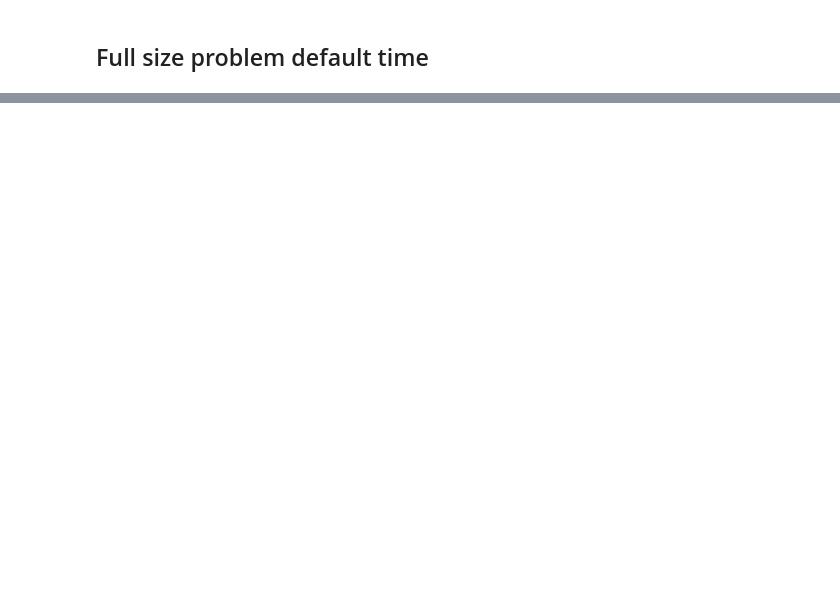
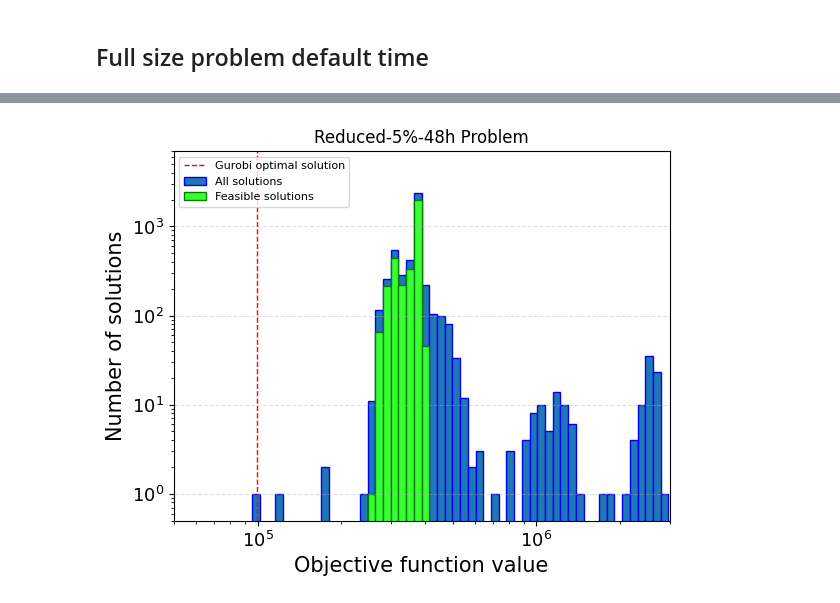
Before and after one commit to Henrikidsal/Prosjektoppgave, a Jupyter notebook: plots_show.ipynb, the cells around one changed output, grey strips where cells are left out. Cells and saved outputs as stored; diff of their text form; code cells hidden in the pictures; blank space fills up the shorter version.

```diff
--- a/plots_show.ipynb
+++ b/plots_show.ipynb
@@ -165,0 +168,77 @@ Shape of all values: 5050
+# %%
+# Initialize lists for feasible and non-feasible values
+all_values = []
+feasible_values = []
+
+# Consider the xxx rows of the dataframe
+custom_range_df = df.iloc[200:250]
+
+#display(custom_range_df)
+
+
+# Loop through each row in the dataframe
+for index, row in custom_range_df.iterrows():
+    cleaned_row_ofv = row[" Objective Function Values"].replace("np.float64", "")
+    cleaned_row_fs = row[" feasible solutions"].replace("np.float64", "")
+    try:
+        # Parse the cleaned row as a Python literal
+        row_updated_ofv = ast.literal_eval(cleaned_row_ofv)
+        float_list_ofv = [float(x) for x in row_updated_ofv]
+
+        row_updated_fs = ast.literal_eval(cleaned_row_fs)
+        float_list_fs = [float(x) for x in row_updated_fs]
+
+        # Append the parsed row to the list of feasible or non-feasible values
+        all_values.extend(float_list_ofv)
+        feasible_values.extend(float_list_fs)
+
+
+    except (ValueError, SyntaxError) as e:
+        print(f"Error parsing row {index}: {row} - {e}")
+
+# Display the results
+print("Feasible values:", feasible_values)
+print("all values:", all_values)
+print(f"Shape of feasible values: {len(feasible_values)}")
+print(f"Shape of all values: {len(all_values)}")
+
+# Find the minimum value in all_values to set the lower bound for bins
+min_value = min(all_values)
+print(f"Min value: {min_value}")
+
+# Create bins starting from the lowest value
+bin_edges = 10 ** np.linspace(np.log10(min_value), 7.8, 120)
+
+
+# Calculate counts for all solutions and feasible solutions
+all_counts, _ = np.histogram(all_values, bins=bin_edges)
+feasible_counts, _ = np.histogram(feasible_values, bins=bin_edges)
+
+# Subtract feasible counts from total counts to get the counts of infeasible solutions
+infeasible_counts = all_counts - feasible_counts
+
+# Plot infeasible (blue) and feasible (green) solutions stacked
+plt.bar(bin_edges[:-1], all_counts, width=np.diff(bin_edges), align='edge', edgecolor='blue', label='All solutions')
+plt.bar(bin_edges[:-1], feasible_counts, width=np.diff(bin_edges), align='edge', color='#39ff33', edgecolor='green', label='Feasible solutions')
+
+# Add Gurobi optimal solution line
+plt.axvline(99927, color='red', linestyle='dashed', linewidth=1, label='Gurobi optimal solution')
+
+# Customize the plot
+plt.title('Reduced-5%-48h Problem')
+plt.xlim([50000, 3e+6])
+plt.ylim([0.5, 7e+3])
+plt.xlabel('Objective function value', fontsize=15)
+plt.ylabel('Number of solutions', fontsize=15)
+plt.xscale('log')
+plt.yscale('log')
+plt.grid(axis='y', linestyle='--', alpha=0.4)
+
+plt.xticks(fontsize=13)
+plt.yticks(fontsize=13)
+plt.legend(fontsize=8, loc='upper left')
+plt.savefig('plots/full_size_problem.png')
+
+# Show the plot
+plt.show()
+# %% [output]
@@ -165,0 +250 @@ Shape of all values: 5050
+[figure, added]
```
Also changed, not shown: parts of 28 cells of this notebook.
